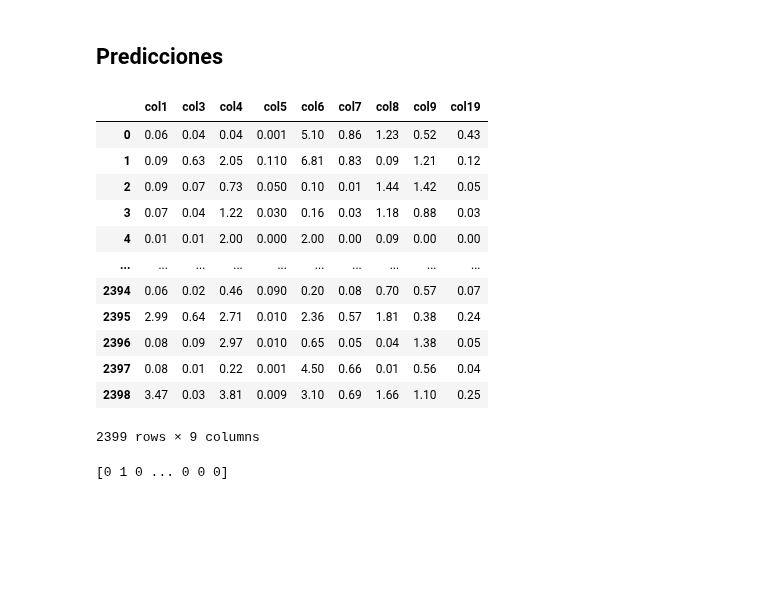
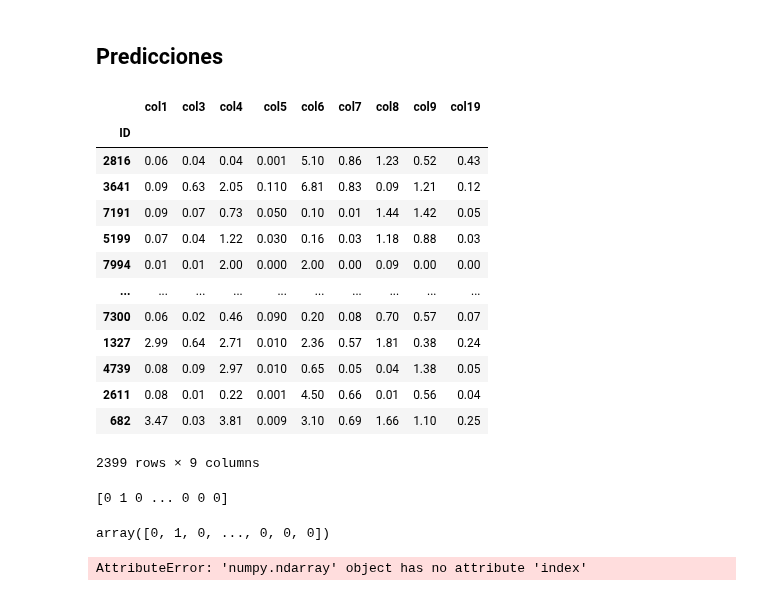
Before and after one commit to IsabelRomoBru/DS102024, a Jupyter notebook: 3-MachineLearning/2-Supervisado/Ejercicios/PruebaTecnica/pruebatecnica1.ipynb, the cells around one changed output. Cells and saved outputs as stored; diff of their text form; code cells hidden in the pictures; blank space fills up the shorter version.

```diff
--- a/3-MachineLearning/2-Supervisado/Ejercicios/PruebaTecnica/pruebatecnica1.ipynb
+++ b/3-MachineLearning/2-Supervisado/Ejercicios/PruebaTecnica/pruebatecnica1.ipynb
@@ -697,21 +697,23 @@ Los tres modelos muestran una buena capacidad predictiva ya que estan por encima
 df_test= pd.read_csv("/Users/isaromobru/Desktop/DS102024_/3-MachineLearning/2-Supervisado/Ejercicios/PruebaTecnica/data/test.csv")
 # %%
 #Aplicar cambios a df_test
-X_testpred=df_test[['col1','col3','col4','col5','col6','col7','col8','col9','col19']]
+X_testpred=df_test[['col1','col3','col4','col5','col6','col7','col8','col9','col19','ID']]
+X_testpred.set_index("ID",inplace=True)
 pd.DataFrame(X_testpred)
 # %% [output]
 |  | col1 | col3 | col4 | col5 | col6 | col7 | col8 | col9 | col19 |
-| 0 | 0.06 | 0.04 | 0.04 | 0.001 | 5.10 | 0.86 | 1.23 | 0.52 | 0.43 |
-| 1 | 0.09 | 0.63 | 2.05 | 0.110 | 6.81 | 0.83 | 0.09 | 1.21 | 0.12 |
-| 2 | 0.09 | 0.07 | 0.73 | 0.050 | 0.10 | 0.01 | 1.44 | 1.42 | 0.05 |
-| 3 | 0.07 | 0.04 | 1.22 | 0.030 | 0.16 | 0.03 | 1.18 | 0.88 | 0.03 |
-| 4 | 0.01 | 0.01 | 2.00 | 0.000 | 2.00 | 0.00 | 0.09 | 0.00 | 0.00 |
+| ID |  |  |  |  |  |  |  |  |  |
+| 2816 | 0.06 | 0.04 | 0.04 | 0.001 | 5.10 | 0.86 | 1.23 | 0.52 | 0.43 |
+| 3641 | 0.09 | 0.63 | 2.05 | 0.110 | 6.81 | 0.83 | 0.09 | 1.21 | 0.12 |
+| 7191 | 0.09 | 0.07 | 0.73 | 0.050 | 0.10 | 0.01 | 1.44 | 1.42 | 0.05 |
+| 5199 | 0.07 | 0.04 | 1.22 | 0.030 | 0.16 | 0.03 | 1.18 | 0.88 | 0.03 |
+| 7994 | 0.01 | 0.01 | 2.00 | 0.000 | 2.00 | 0.00 | 0.09 | 0.00 | 0.00 |
 | ... | ... | ... | ... | ... | ... | ... | ... | ... | ... |
-| 2394 | 0.06 | 0.02 | 0.46 | 0.090 | 0.20 | 0.08 | 0.70 | 0.57 | 0.07 |
-| 2395 | 2.99 | 0.64 | 2.71 | 0.010 | 2.36 | 0.57 | 1.81 | 0.38 | 0.24 |
-| 2396 | 0.08 | 0.09 | 2.97 | 0.010 | 0.65 | 0.05 | 0.04 | 1.38 | 0.05 |
-| 2397 | 0.08 | 0.01 | 0.22 | 0.001 | 4.50 | 0.66 | 0.01 | 0.56 | 0.04 |
-| 2398 | 3.47 | 0.03 | 3.81 | 0.009 | 3.10 | 0.69 | 1.66 | 1.10 | 0.25 |
+| 7300 | 0.06 | 0.02 | 0.46 | 0.090 | 0.20 | 0.08 | 0.70 | 0.57 | 0.07 |
+| 1327 | 2.99 | 0.64 | 2.71 | 0.010 | 2.36 | 0.57 | 1.81 | 0.38 | 0.24 |
+| 4739 | 0.08 | 0.09 | 2.97 | 0.010 | 0.65 | 0.05 | 0.04 | 1.38 | 0.05 |
+| 2611 | 0.08 | 0.01 | 0.22 | 0.001 | 4.50 | 0.66 | 0.01 | 0.56 | 0.04 |
+| 682 | 3.47 | 0.03 | 3.81 | 0.009 | 3.10 | 0.69 | 1.66 | 1.10 | 0.25 |
 2399 rows × 9 columns
 # %%
 # Escalar variables numéricas
@@ -723,3 +725,7 @@ predicciones = rf.predict(X_test)
 print(predicciones)
 # %% [output]
 [0 1 0 ... 0 0 0]
+# %%
+predicciones
+# %% [output]
+array([0, 1, 0, ..., 0, 0, 0])
@@ -725,0 +734,4 @@ print(predicciones)
+# %%
+submission = pd.DataFrame({"ID": X_testpred.index, "target": predicciones})
+# %% [output]
+AttributeError: 'numpy.ndarray' object has no attribute 'index'
```
Also changed, not shown: parts of 7 cells of this notebook, 1 other file.
